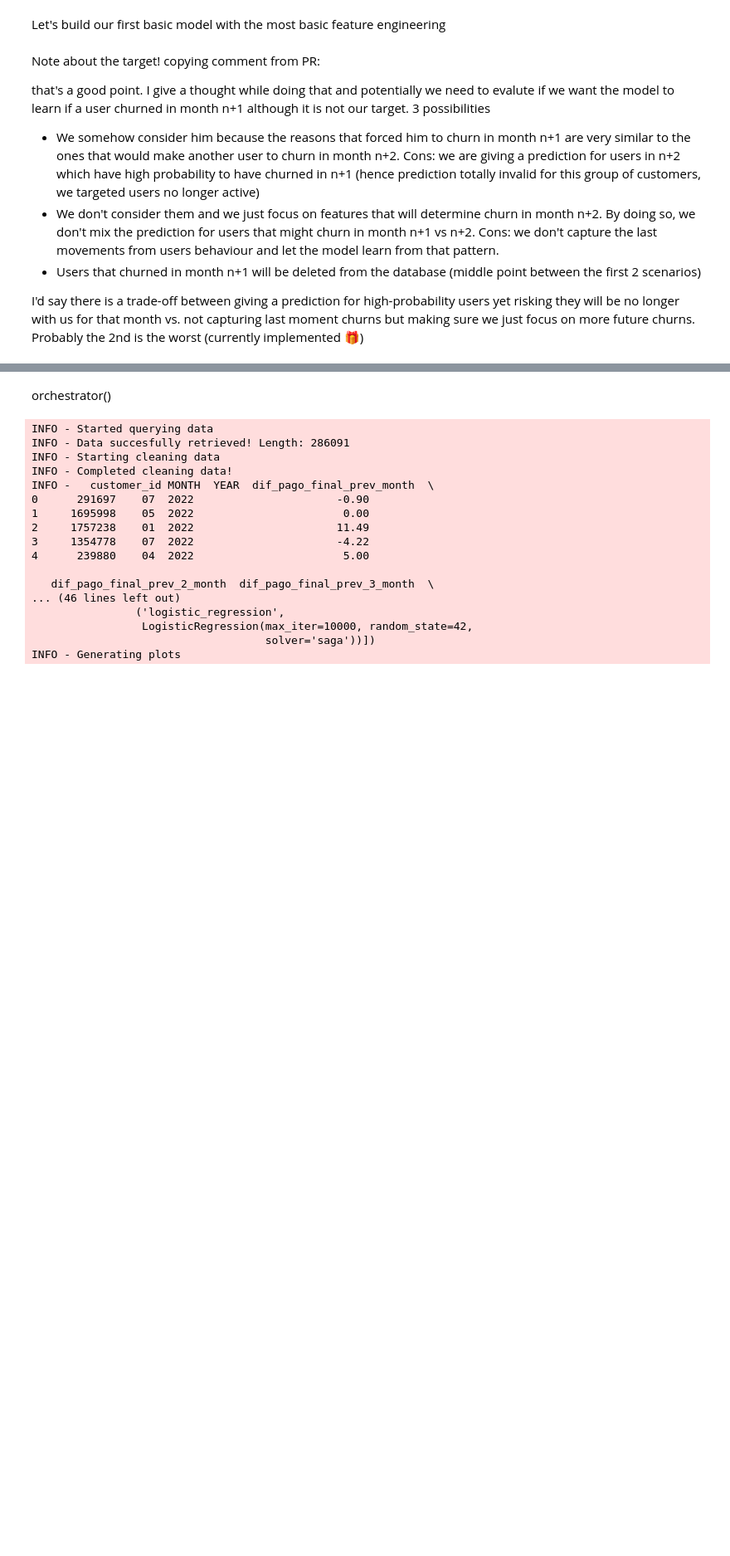
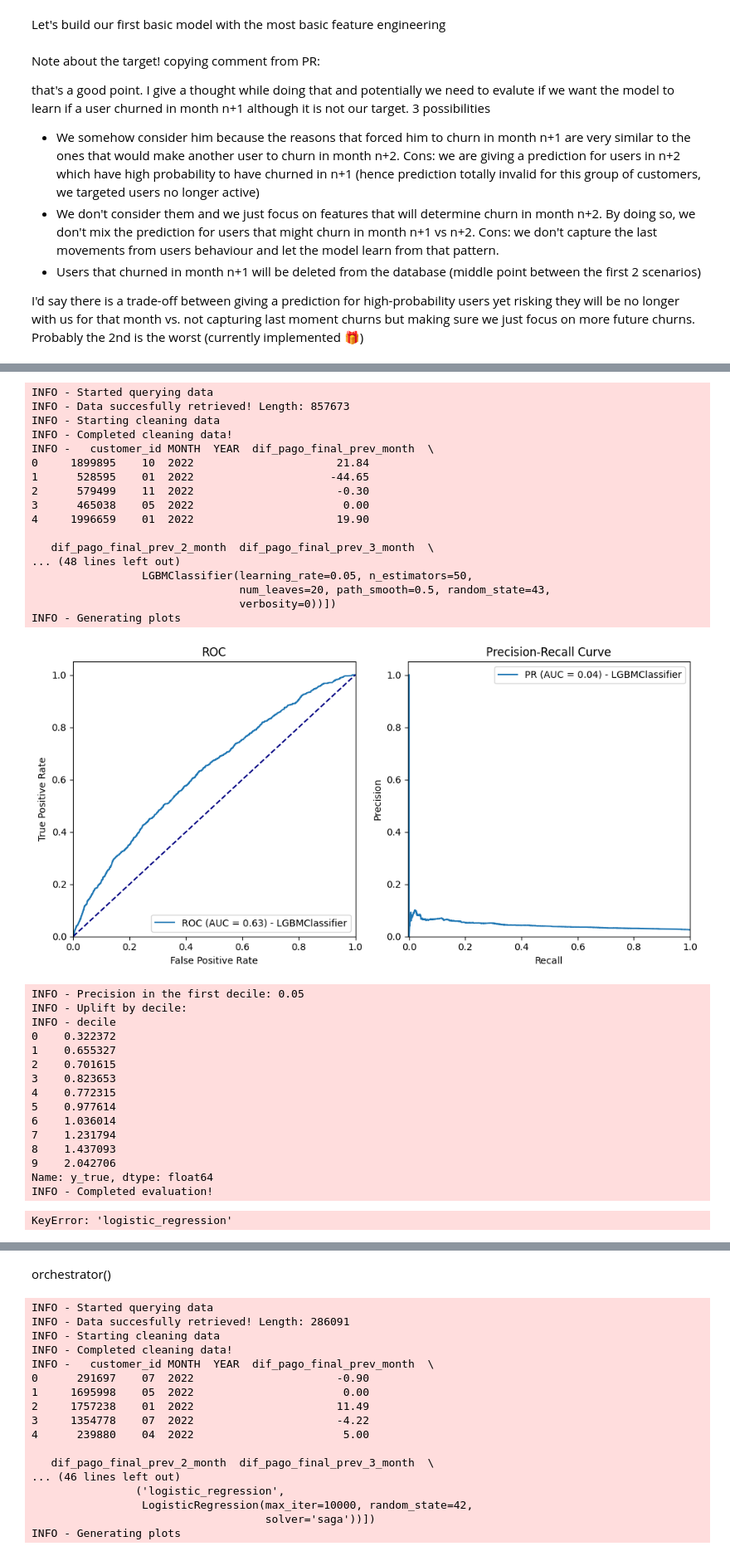
Before and after one commit to Zrive/zrive-ds-4q23-churn, a Jupyter notebook: src/eda/explore_data.ipynb, the cells around one changed output, grey strips where cells are left out. Shown at 83% size. Drawn from its saved outputs; the diff is of its cells as text; code cells hidden in the pictures; blank space fills up the shorter version.

```diff
--- a/src/eda/explore_data.ipynb
+++ b/src/eda/explore_data.ipynb
@@ -451,6 +450,8 @@ def get_initial_params():
         "max_depth": config.getint("LIGHTGBM", "max_depth", fallback=-1),
         "learning_rate": config.getfloat("LIGHTGBM", "learning_rate", fallback=0.1),
         "n_estimators": config.getint("LIGHTGBM", "n_estimators", fallback=100),
+        "path_smooth": config.getfloat("LIGHTGBM", "path_smooth", fallback=0.0),
+
     }
 # %%
 def data_gathering(query: str, logger) -> pd.DataFrame:
@@ -582,6 +583,15 @@ def feature_computation(
     train_df, test_df = split_train_test(
         compute_ready_data, train_from_dt, train_to_dt, test_from_dt, test_to_dt
     )
+
+    # Need to remove users that churned previously to train_to/test_to
+    previous_churned_users_train = train_df[(train_df['date'] <= train_to_dt) & (train_df[target_col[0]] > 0)]['customer_id'].unique()
+    previous_churned_users_test = test_df[(test_df['date'] <= test_to_dt) & (test_df[target_col[0]] > 0)]['customer_id'].unique()
+    train_df = train_df[~train_df['customer_id'].isin(previous_churned_users_train)]
+    test_df = test_df[~test_df['customer_id'].isin(previous_churned_users_test)]
+
+    logger.info(f"Removing {len(previous_churned_users_train)} previous churned users from train set")
+    logger.info(f"Removing {len(previous_churned_users_test)} previous churned users from test set")
 
     logger.info("Starting features and target computation")
 
@@ -784,0 +1227,46 @@ I'd say there is a trade-off between giving a prediction for high-probability us
+# %%
+get_initial_params()
+raw_data = data_gathering(query, logger)
+clean_data = data_cleaning(raw_data, logger)
+features, target, features_test, target_test = feature_computation(
+    clean_data, train_from, train_to, logger
+)
+model = modeling(features, target, lightgbm_params, logger)
+model_metrics, precision_decile, uplift_by_decile, feature_importance = evaluation(
+    model, features_test, target_test, logger, save_curves_path
+)
+# %% [output]
+INFO - Started querying data
+INFO - Data succesfully retrieved! Length: 857673
+INFO - Starting cleaning data
+INFO - Completed cleaning data!
+INFO -   customer_id MONTH  YEAR  dif_pago_final_prev_month  \
+0     1899895    10  2022                      21.84
+1      528595    01  2022                     -44.65
+2      579499    11  2022                      -0.30
+3      465038    05  2022                       0.00
+4     1996659    01  2022                      19.90
+
+   dif_pago_final_prev_2_month  dif_pago_final_prev_3_month  \
+... (48 lines left out)
+                 LGBMClassifier(learning_rate=0.05, n_estimators=50,
+                                num_leaves=20, path_smooth=0.5, random_state=43,
+                                verbosity=0))])
+INFO - Generating plots
+[figure, added]
+INFO - Precision in the first decile: 0.05
+INFO - Uplift by decile:
+INFO - decile
+0    0.322372
+1    0.655327
+2    0.701615
+3    0.823653
+4    0.772315
+5    0.977614
+6    1.036014
+7    1.231794
+8    1.437093
+9    2.042706
+Name: y_true, dtype: float64
+INFO - Completed evaluation!
+KeyError: 'logistic_regression'
```
Also changed, not shown: parts of 15 cells of this notebook, 2 other files.
